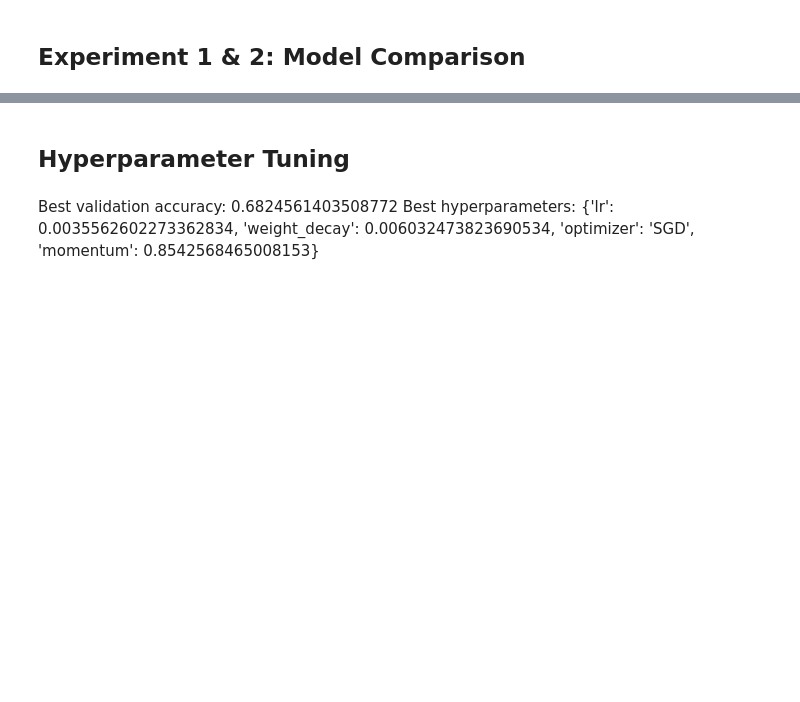
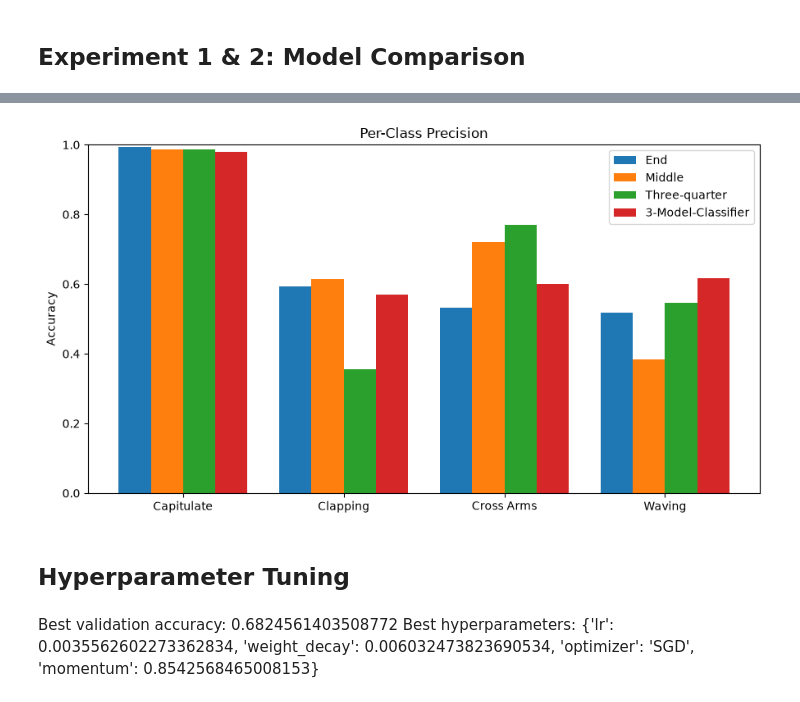
Before and after one commit to mschl7/action_recognition, a Jupyter notebook: main.ipynb, the cells around one changed output, grey strips where cells are left out. Saved outputs shown, nothing was run; the diff lists cells and outputs as text; code cells hidden in the pictures; blank space fills up the shorter version.

```diff
--- a/main.ipynb
+++ b/main.ipynb
@@ -188,18 +189,18 @@ def evaluate_model(model, test_loader, device):
                 total_pred[classname] += 1
 
     # accuracy per class
-    accuracy_per_class = {classname: correct_pred[classname] / total_pred[classname] if total_pred[classname] > 0 else 0
+    precision_per_class = {classname: correct_pred[classname] / total_pred[classname] if total_pred[classname] > 0 else 0
                           for classname in test_loader.dataset.classes}
 
     # overall accuracy
     overall_accuracy = accuracy_score(all_labels, all_preds)
 
-    print("Accuracy per class:")
-    for classname, accuracy in accuracy_per_class.items():
+    print("Precision per class:")
+    for classname, accuracy in precision_per_class.items():
         print(f"{classname}: {accuracy:.4f}")
     print(f"Overall Accuracy: {overall_accuracy:.4f}")
 
-    return accuracy_per_class, overall_accuracy
+    return precision_per_class, overall_accuracy
 # %%
 # load model
 checkpoint = torch.load("checkpoints/model_three_quarter_checkpoint.pth",map_location=device)
@@ -410,7 +449,7 @@ def evaluate_3_model():
 
     overall_accuracy = accuracy_score(true_labels, preds)
     print(f"Overall Accuracy: {overall_accuracy:.4f}")
-    print(classification_report(true_labels, preds))
+    #print(classification_report(true_labels, preds))
 
     report = classification_report(
         true_labels,
@@ -419,10 +458,10 @@ def evaluate_3_model():
     )
 
     class_accuracy = {
-        f"class{i+1}": report[str(i)]["recall"]
+        f"class{i+1}": report[str(i)]["precision"]
         for i in range(4)
     }
-
+    print(class_accuracy)
     return overall_accuracy, class_accuracy
 
 
@@ -459,23 +503,25 @@ plt.show()
 # %%
 # plot per class accuracies
 classes = list(acc_classes_end.keys())
 x = np.arange(len(classes))
 width = 0.2
 
 plt.figure(figsize=(9, 5))
 
 plt.bar(x - 1.5 * width,[acc_classes_end[c] for c in classes], width, label="End")
 plt.bar(x - 0.5 * width,[acc_classes_middle[c] for c in classes], width, label="Middle")
 plt.bar(x + 0.5 * width, [acc_classes_three_quarter[c] for c in classes], width, label="Three-quarter")
 plt.bar(x + 1.5 * width, [acc_classes_3_model[c] for c in classes], width, label="3-Model-Classifier")
 
 plt.xticks(x, ["Capitulate", "Clapping", "Cross Arms", "Waving"])
 plt.ylim(0, 1)
 plt.ylabel("Accuracy")
-plt.title("Per-Class Accuracy")
+plt.title("Per-Class Precision")
 plt.legend()
 plt.tight_layout()
 plt.show()
+# %% [output]
+[figure, added]
 # %% [markdown]
 ## Hyperparameter Tuning
 # %%
```
Also changed, not shown: parts of 13 cells of this notebook.
